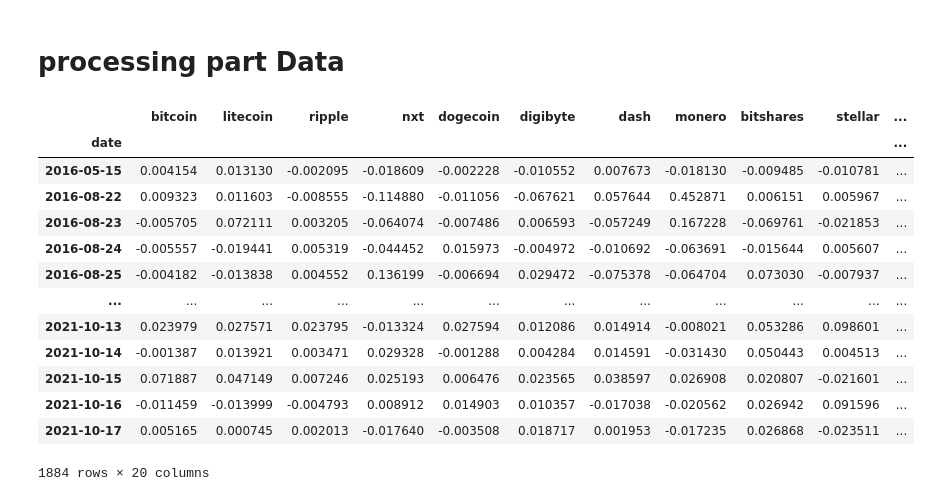
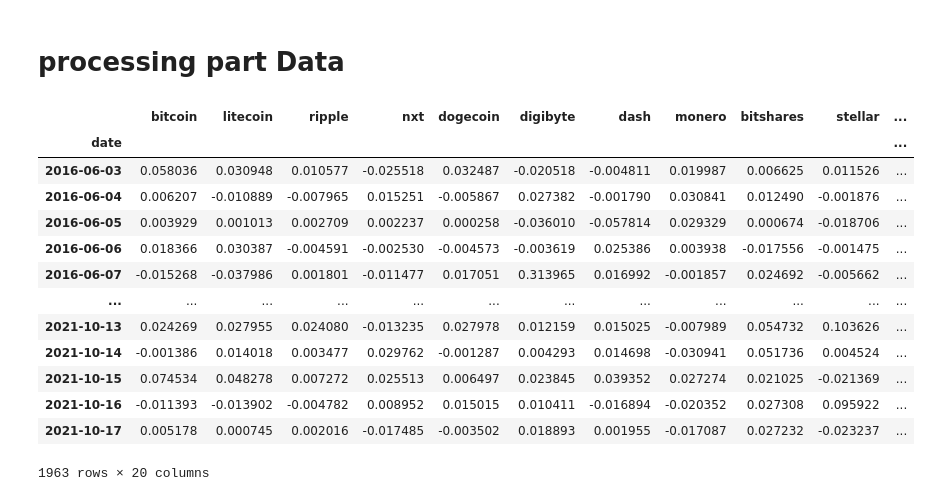
Before and after one commit to GuillaumePv/lowbeta_cryptocurrency, a Jupyter notebook: notebooks/low_vol_strat.ipynb, the cells around one changed output. Drawn from its saved outputs; the diff is of its cells as text; code cells hidden in the pictures.

```diff
--- a/notebooks/low_vol_strat.ipynb
+++ b/notebooks/low_vol_strat.ipynb
@@ -20,7 +20,7 @@ else:
 import config as c
 # %%
 windows = c.windows
-number_crypto = c.number_cyptos
+number_crypto = c.number_cryptos
 market_cap = c.market_cap
 
 df_name_index = pd.read_csv(f"{path_b}data/processed/first_{number_crypto}_crypto_list.csv", index_col=0)
@@ -36,36 +36,36 @@ del df_close_price['date']
 # %%
 ## use market cap file
 
 df_market_cap = pd.read_csv(f'{path_b}data/processed/crypto_date_marketcap_1mio_sorted.csv', index_col=0)
-
+df_market_cap = df_market_cap[df_market_cap.index != 95]
 
 df_market_cap_first_20 = df_market_cap.iloc[:number_crypto]
 
 #select last date
 first_date = df_market_cap_first_20['first_date_marketcap_1mio'].tail(1).values
 
 first_date_final = pd.to_datetime(first_date[0])
 
 # TODO: change way to do it in the index
 df_final_data = df_close_price.drop(df_close_price[df_close_price.index < first_date_final].index)
 df_final_data = df_final_data[df_market_cap_first_20['crypto_name']]
-df_final_data_return = np.log(df_final_data/df_final_data.shift(1)).dropna()
+df_final_data_return = df_final_data.pct_change().iloc[1:,:].fillna(0)
 df_final_data_return
 # %% [output]
 |  | bitcoin | litecoin | ripple | nxt | dogecoin | digibyte | dash | monero | bitshares | stellar | ... |
 | date |  |  |  |  |  |  |  |  |  |  | ... |
-| 2016-05-15 | 0.004154 | 0.013130 | -0.002095 | -0.018609 | -0.002228 | -0.010552 | 0.007673 | -0.018130 | -0.009485 | -0.010781 | ... |
-| 2016-08-22 | 0.009323 | 0.011603 | -0.008555 | -0.114880 | -0.011056 | -0.067621 | 0.057644 | 0.452871 | 0.006151 | 0.005967 | ... |
-| 2016-08-23 | -0.005705 | 0.072111 | 0.003205 | -0.064074 | -0.007486 | 0.006593 | -0.057249 | 0.167228 | -0.069761 | -0.021853 | ... |
-| 2016-08-24 | -0.005557 | -0.019441 | 0.005319 | -0.044452 | 0.015973 | -0.004972 | -0.010692 | -0.063691 | -0.015644 | 0.005607 | ... |
-| 2016-08-25 | -0.004182 | -0.013838 | 0.004552 | 0.136199 | -0.006694 | 0.029472 | -0.075378 | -0.064704 | 0.073030 | -0.007937 | ... |
+| 2016-06-03 | 0.058036 | 0.030948 | 0.010577 | -0.025518 | 0.032487 | -0.020518 | -0.004811 | 0.019987 | 0.006625 | 0.011526 | ... |
+| 2016-06-04 | 0.006207 | -0.010889 | -0.007965 | 0.015251 | -0.005867 | 0.027382 | -0.001790 | 0.030841 | 0.012490 | -0.001876 | ... |
+| 2016-06-05 | 0.003929 | 0.001013 | 0.002709 | 0.002237 | 0.000258 | -0.036010 | -0.057814 | 0.029329 | 0.000674 | -0.018706 | ... |
+| 2016-06-06 | 0.018366 | 0.030387 | -0.004591 | -0.002530 | -0.004573 | -0.003619 | 0.025386 | 0.003938 | -0.017556 | -0.001475 | ... |
+| 2016-06-07 | -0.015268 | -0.037986 | 0.001801 | -0.011477 | 0.017051 | 0.313965 | 0.016992 | -0.001857 | 0.024692 | -0.005662 | ... |
 | ... | ... | ... | ... | ... | ... | ... | ... | ... | ... | ... | ... |
-| 2021-10-13 | 0.023979 | 0.027571 | 0.023795 | -0.013324 | 0.027594 | 0.012086 | 0.014914 | -0.008021 | 0.053286 | 0.098601 | ... |
-| 2021-10-14 | -0.001387 | 0.013921 | 0.003471 | 0.029328 | -0.001288 | 0.004284 | 0.014591 | -0.031430 | 0.050443 | 0.004513 | ... |
-| 2021-10-15 | 0.071887 | 0.047149 | 0.007246 | 0.025193 | 0.006476 | 0.023565 | 0.038597 | 0.026908 | 0.020807 | -0.021601 | ... |
-| 2021-10-16 | -0.011459 | -0.013999 | -0.004793 | 0.008912 | 0.014903 | 0.010357 | -0.017038 | -0.020562 | 0.026942 | 0.091596 | ... |
-| 2021-10-17 | 0.005165 | 0.000745 | 0.002013 | -0.017640 | -0.003508 | 0.018717 | 0.001953 | -0.017235 | 0.026868 | -0.023511 | ... |
+| 2021-10-13 | 0.024269 | 0.027955 | 0.024080 | -0.013235 | 0.027978 | 0.012159 | 0.015025 | -0.007989 | 0.054732 | 0.103626 | ... |
+| 2021-10-14 | -0.001386 | 0.014018 | 0.003477 | 0.029762 | -0.001287 | 0.004293 | 0.014698 | -0.030941 | 0.051736 | 0.004524 | ... |
+| 2021-10-15 | 0.074534 | 0.048278 | 0.007272 | 0.025513 | 0.006497 | 0.023845 | 0.039352 | 0.027274 | 0.021025 | -0.021369 | ... |
+| 2021-10-16 | -0.011393 | -0.013902 | -0.004782 | 0.008952 | 0.015015 | 0.010411 | -0.016894 | -0.020352 | 0.027308 | 0.095922 | ... |
+| 2021-10-17 | 0.005178 | 0.000745 | 0.002016 | -0.017485 | -0.003502 | 0.018893 | 0.001955 | -0.017087 | 0.027232 | -0.023237 | ... |
-1884 rows × 20 columns
+1963 rows × 20 columns
 # %%
 #Long Asset with Low Vol
 df_vol = df_final_data_return.rolling(windows).std().dropna()
```
Also changed, not shown: parts of 6 cells of this notebook, 4 other files.
